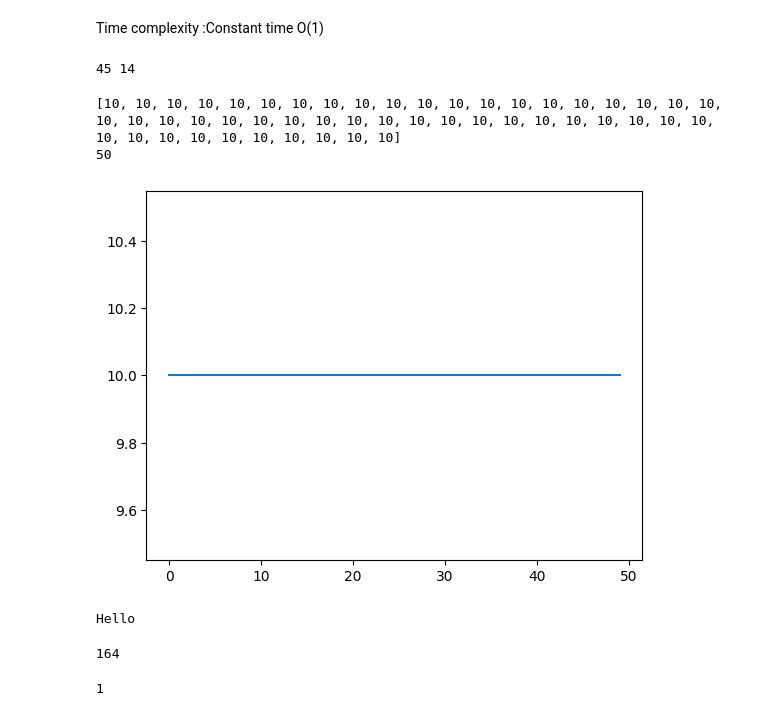
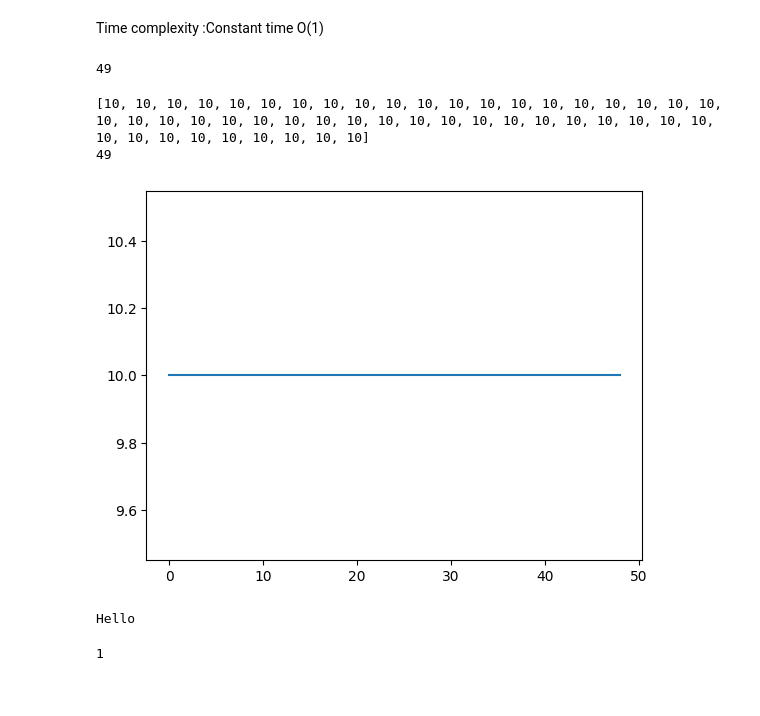
Before and after one commit to Deepali-creator-art/ds_new_batch, a Jupyter notebook: time complexity.ipynb, the cells around one changed output. Drawn from its saved outputs; the diff is of its cells as text; code cells hidden in the pictures.

```diff
--- a/time complexity.ipynb
+++ b/time complexity.ipynb
@@ -3,27 +3,26 @@ Time complexity :Constant time O(1)
 # %%
 #Finding the square of the first element
 def constant_algo(items):
-    result = items[1] * items[5] #single statement execution
-    addition=items[1] + items[5]
-    print(result,addition)
+    result = items[7] * items[4] #single statement execution
+    print(result)
 constant_algo([4, 5, 6, 8,7,9,10,78])
 # %% [output]
-45 14
+49
 # %%
 import matplotlib.pyplot as plt
 steps = [] #initial empty list
 def constant(n):
     return 10
 
-for i in range(1, 51): #50 times
+for i in range(1, 50): #49 times
     steps.append(constant(i)) #execute a single statement and statement result is constant
 plt.plot(steps)
 print(steps)
 print(len(steps))
 # %% [output]
-[10, 10, 10, 10, 10, 10, 10, 10, 10, 10, 10, 10, 10, 10, 10, 10, 10, 10, 10, 10, 10, 10, 10, 10, 10, 10, 10, 10, 10, 10, 10, 10, 10, 10, 10, 10, 10, 10, 10, 10, 10, 10, 10, 10, 10, 10, 10, 10, 10, 10]
-50
+[10, 10, 10, 10, 10, 10, 10, 10, 10, 10, 10, 10, 10, 10, 10, 10, 10, 10, 10, 10, 10, 10, 10, 10, 10, 10, 10, 10, 10, 10, 10, 10, 10, 10, 10, 10, 10, 10, 10, 10, 10, 10, 10, 10, 10, 10, 10, 10, 10]
+49
-[figure, old version]
+[figure, new version]
 # %%
 a=30
 b=45
@@ -39,9 +38,6 @@ b=20
 d=56
 e=78
 c=a+b+d+e
-print(c)
-# %% [output]
-164
 # %%
 my_list = [1, 2, 3, 4, 5]
 element = my_list[3]  # Accessing the third element
```
Also changed, not shown: parts of 3 cells of this notebook, 50 other files.
